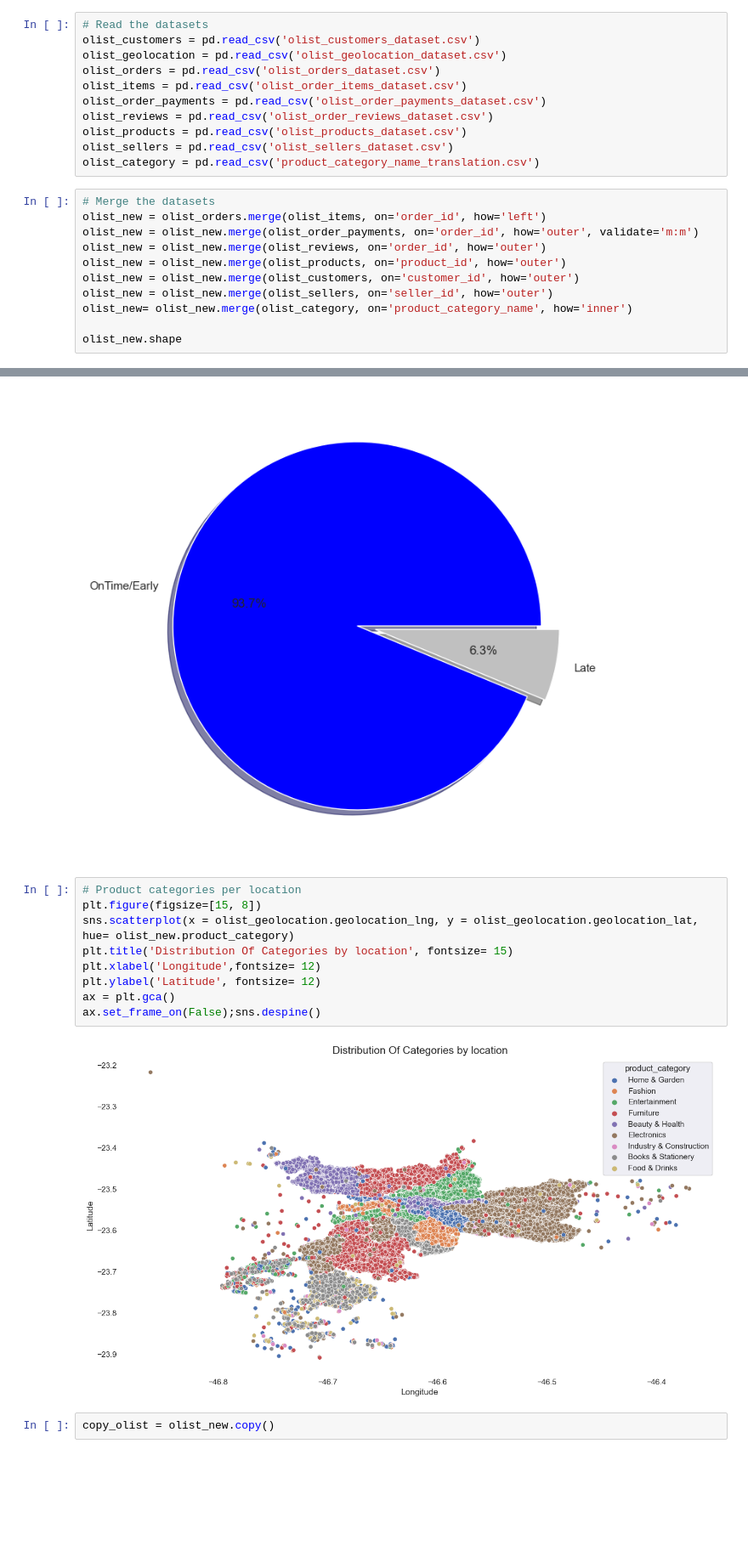
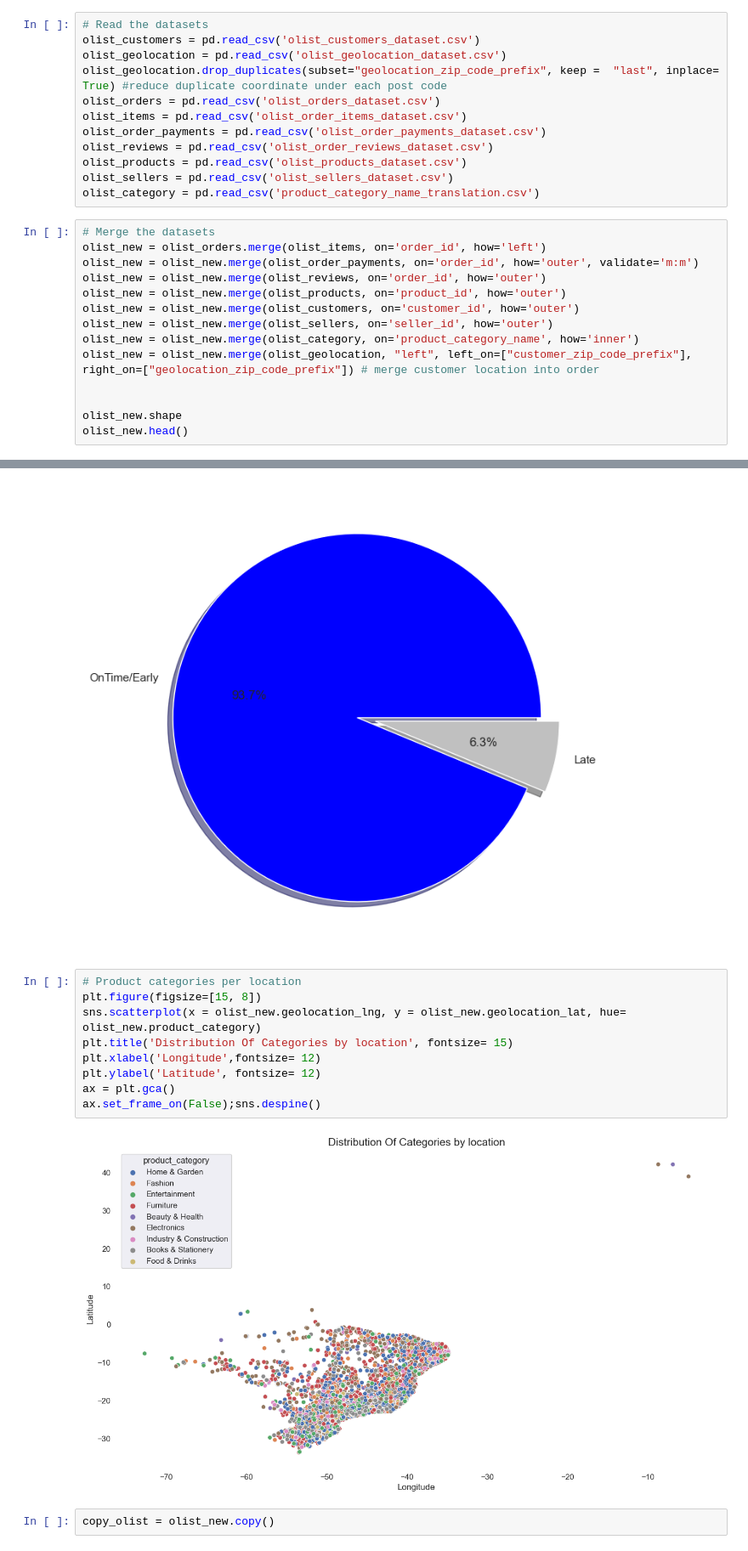
Before and after one commit to SamTerstappen99/MachineLearning-Group6, a Jupyter notebook: Sam General Analysis .ipynb, the cells around one changed output, grey strips where cells are left out. Shown at 85% size. Cells and saved outputs as stored; diff of their text form; blank space fills up the shorter version.

Commit message:
Merge customer geodata into each order

```diff
--- a/Sam General Analysis .ipynb
+++ b/Sam General Analysis .ipynb
@@ -9,6 +9,7 @@ from scipy import stats
 # Read the datasets
 olist_customers = pd.read_csv('olist_customers_dataset.csv')
 olist_geolocation = pd.read_csv('olist_geolocation_dataset.csv')
+olist_geolocation.drop_duplicates(subset="geolocation_zip_code_prefix", keep =  "last", inplace= True) #reduce duplicate coordinate under each post code
 olist_orders = pd.read_csv('olist_orders_dataset.csv')
 olist_items = pd.read_csv('olist_order_items_dataset.csv')
 olist_order_payments = pd.read_csv('olist_order_payments_dataset.csv')
@@ -24,7 +25,10 @@ olist_new = olist_new.merge(olist_reviews, on='order_id', how='outer')
 olist_new = olist_new.merge(olist_products, on='product_id', how='outer')
 olist_new = olist_new.merge(olist_customers, on='customer_id', how='outer')
 olist_new = olist_new.merge(olist_sellers, on='seller_id', how='outer')
-olist_new= olist_new.merge(olist_category, on='product_category_name', how='inner')
+olist_new = olist_new.merge(olist_category, on='product_category_name', how='inner')
+olist_new = olist_new.merge(olist_geolocation, "left", left_on=["customer_zip_code_prefix"], right_on=["geolocation_zip_code_prefix"]) # merge customer location into order
+
 
 olist_new.shape
+olist_new.head()
 # %% [output]
@@ -233,14 +243,14 @@ plt.pie(Values, explode=(0.05, 0.05), labels= ['OnTime/Early', 'Late'], autopct=
 # %%
 # Product categories per location
 plt.figure(figsize=[15, 8])
-sns.scatterplot(x = olist_geolocation.geolocation_lng, y = olist_geolocation.geolocation_lat, hue= olist_new.product_category)
+sns.scatterplot(x = olist_new.geolocation_lng, y = olist_new.geolocation_lat, hue= olist_new.product_category)
 plt.title('Distribution Of Categories by location', fontsize= 15)
 plt.xlabel('Longitude',fontsize= 12)
 plt.ylabel('Latitude', fontsize= 12)
 ax = plt.gca()
 ax.set_frame_on(False);sns.despine()
 # %% [output]
-[figure, old version]
+[figure, new version]
 # %%
 copy_olist = olist_new.copy()
 # %%
```
Also changed, not shown: parts of 2 cells of this notebook, 1 other file.
